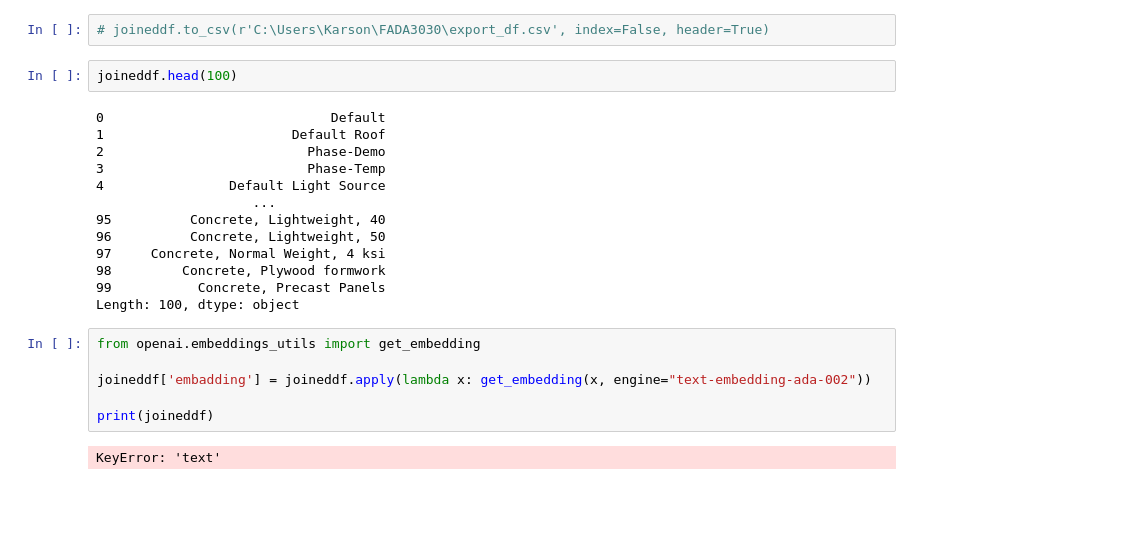
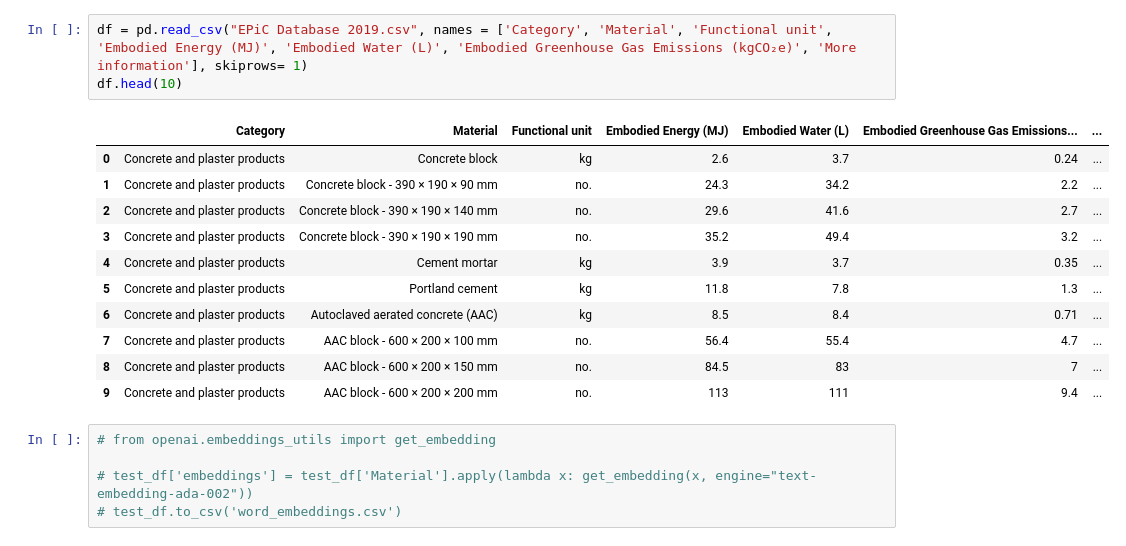
Before and after one commit to KarsonKKC/FADA3030, a Jupyter notebook: embaddings testing.ipynb, the cells around one changed output. Cells and saved outputs as stored; diff of their text form; blank space fills up the shorter version.

Commit message:
finalized word_embeddings for EPiC data

```diff
--- a/embaddings testing.ipynb
+++ b/embaddings testing.ipynb
@@ -85,25 +8,20 @@ dtype: object
-# %%
-# joineddf.to_csv(r'C:\Users\Karson\FADA3030\export_df.csv', index=False, header=True)
-# %%
-joineddf.head(100)
-# %% [output]
-0                             Default
-1                        Default Roof
-2                          Phase-Demo
-3                          Phase-Temp
-4                Default Light Source
-                    ...
-95          Concrete, Lightweight, 40
-96          Concrete, Lightweight, 50
-97     Concrete, Normal Weight, 4 ksi
-98         Concrete, Plywood formwork
-99           Concrete, Precast Panels
-Length: 100, dtype: object
+# %%
+df = pd.read_csv("EPiC Database 2019.csv", names = ['Category', 'Material', 'Functional unit', 'Embodied Energy (MJ)', 'Embodied Water (L)', 'Embodied Greenhouse Gas Emissions (kgCO₂e)', 'More information'], skiprows= 1)
+df.head(10)
+# %% [output]
+|  | Category | Material | Functional unit | Embodied Energy (MJ) | Embodied Water (L) | Embodied Greenhouse Gas Emissions... | ... |
+| 0 | Concrete and plaster products | Concrete block | kg | 2.6 | 3.7 | 0.24 | ... |
+| 1 | Concrete and plaster products | Concrete block - 390 × 190 × 90 mm | no. | 24.3 | 34.2 | 2.2 | ... |
+| 2 | Concrete and plaster products | Concrete block - 390 × 190 × 140 mm | no. | 29.6 | 41.6 | 2.7 | ... |
+| 3 | Concrete and plaster products | Concrete block - 390 × 190 × 190 mm | no. | 35.2 | 49.4 | 3.2 | ... |
+| 4 | Concrete and plaster products | Cement mortar | kg | 3.9 | 3.7 | 0.35 | ... |
+| 5 | Concrete and plaster products | Portland cement | kg | 11.8 | 7.8 | 1.3 | ... |
+| 6 | Concrete and plaster products | Autoclaved aerated concrete (AAC) | kg | 8.5 | 8.4 | 0.71 | ... |
+| 7 | Concrete and plaster products | AAC block - 600 × 200 × 100 mm | no. | 56.4 | 55.4 | 4.7 | ... |
+| 8 | Concrete and plaster products | AAC block - 600 × 200 × 150 mm | no. | 84.5 | 83 | 7 | ... |
+| 9 | Concrete and plaster products | AAC block - 600 × 200 × 200 mm | no. | 113 | 111 | 9.4 | ... |
 # %%
-from openai.embeddings_utils import get_embedding
+# from openai.embeddings_utils import get_embedding
 
-joineddf['embadding'] = joineddf.apply(lambda x: get_embedding(x, engine="text-embedding-ada-002"))
-
-print(joineddf)
+# test_df['embeddings'] = test_df['Material'].apply(lambda x: get_embedding(x, engine="text-embedding-ada-002"))
+# test_df.to_csv('word_embeddings.csv')
-# %% [output]
-KeyError: 'text'
```
Also changed, not shown: parts of 18 cells of this notebook, 8 other files.
